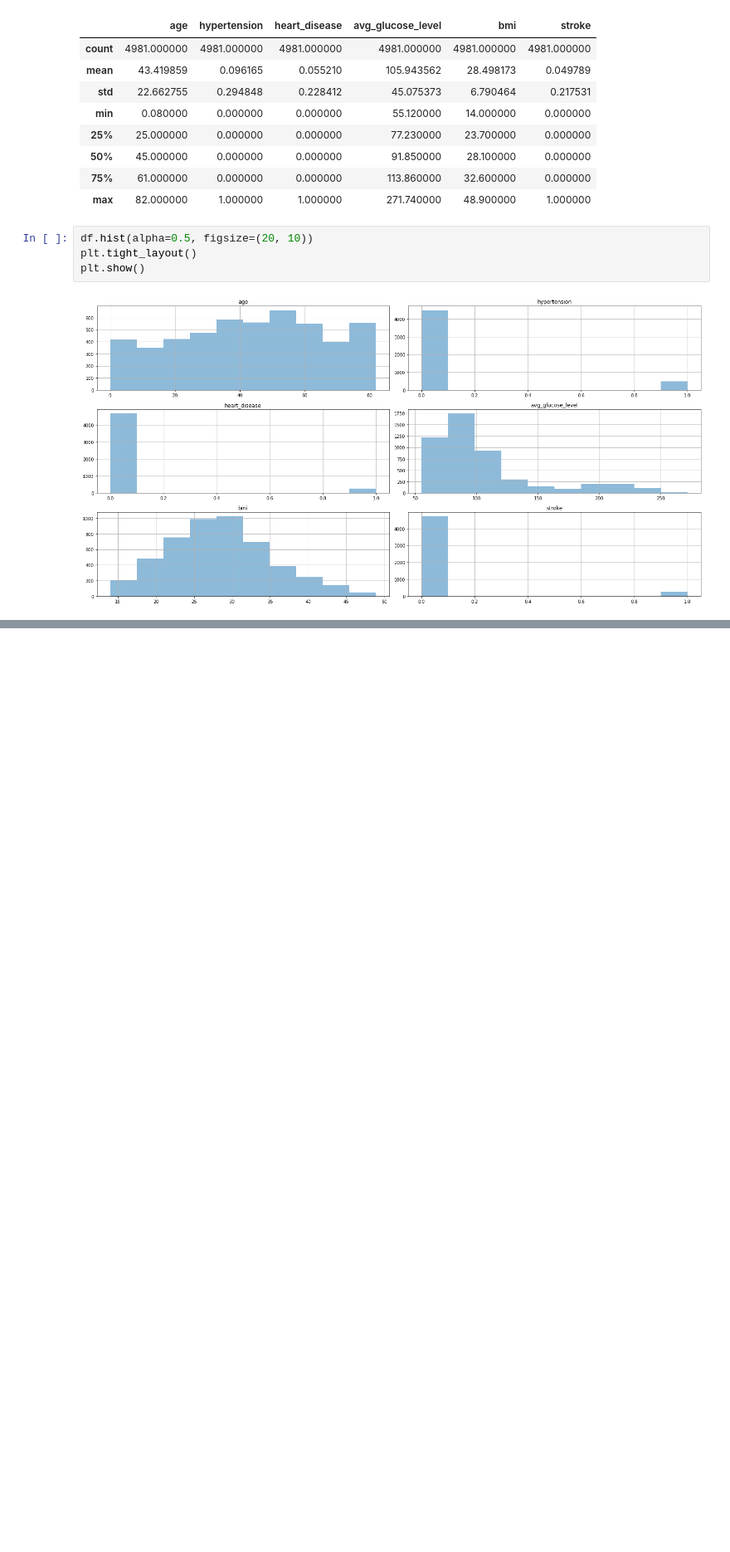
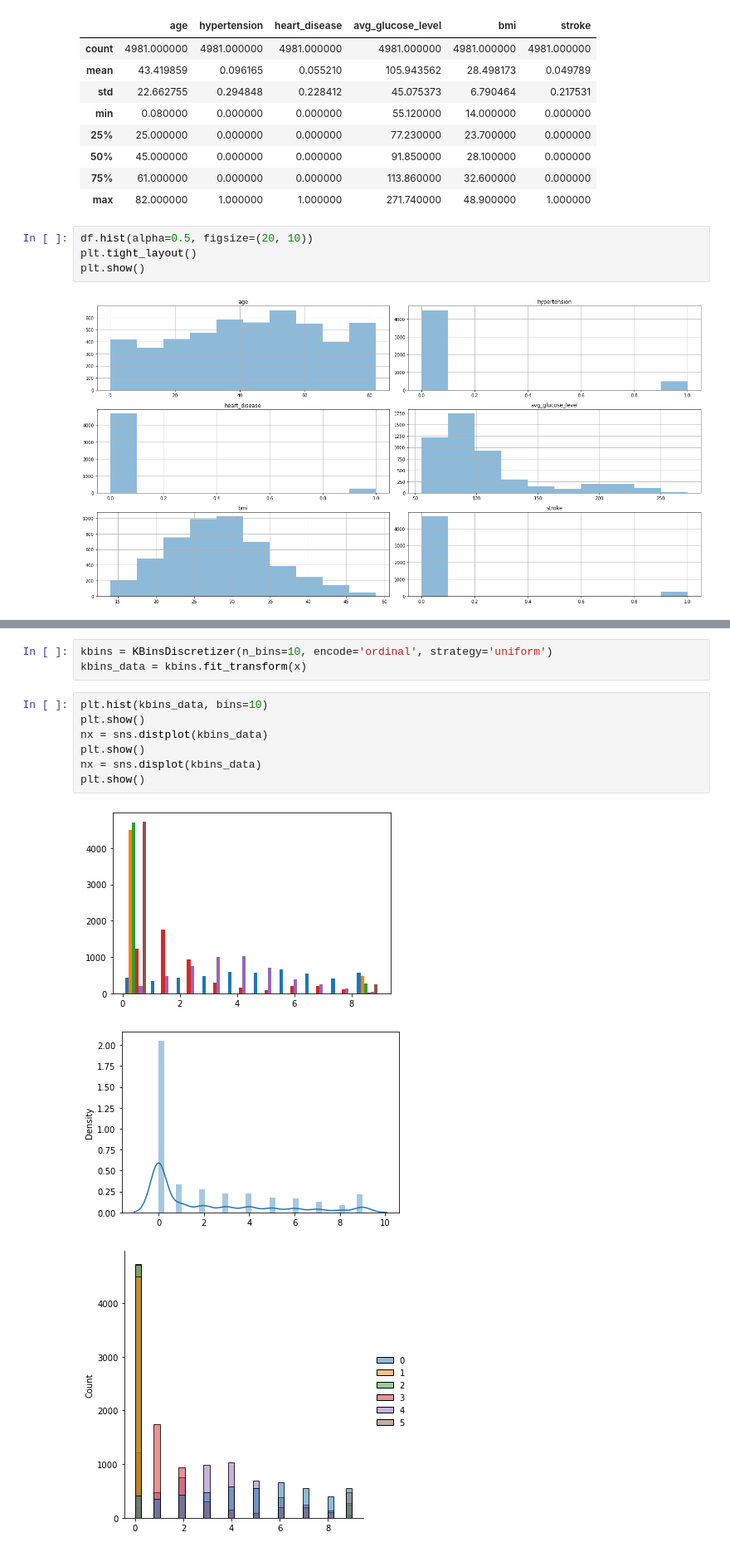
Before and after one commit to bharadwaj9674/disease-prediction-system, a Jupyter notebook: brain-stroke-prediction.ipynb, the cells around one changed output, grey strips where cells are left out. Shown at 83% size. Saved outputs shown, nothing was run; the diff lists cells and outputs as text; blank space fills up the shorter version.

```diff
--- a/brain-stroke-prediction.ipynb
+++ b/brain-stroke-prediction.ipynb
@@ -147,0 +146,14 @@ plt.show()
+# %%
+kbins = KBinsDiscretizer(n_bins=10, encode='ordinal', strategy='uniform')
+kbins_data = kbins.fit_transform(x)
+# %%
+plt.hist(kbins_data, bins=10)
+plt.show()
+nx = sns.distplot(kbins_data)
+plt.show()
+nx = sns.displot(kbins_data)
+plt.show()
+# %% [output]
+[figure, added]
+[figure, added]
+[figure, added]
```
Also changed, not shown: parts of 15 cells of this notebook.
